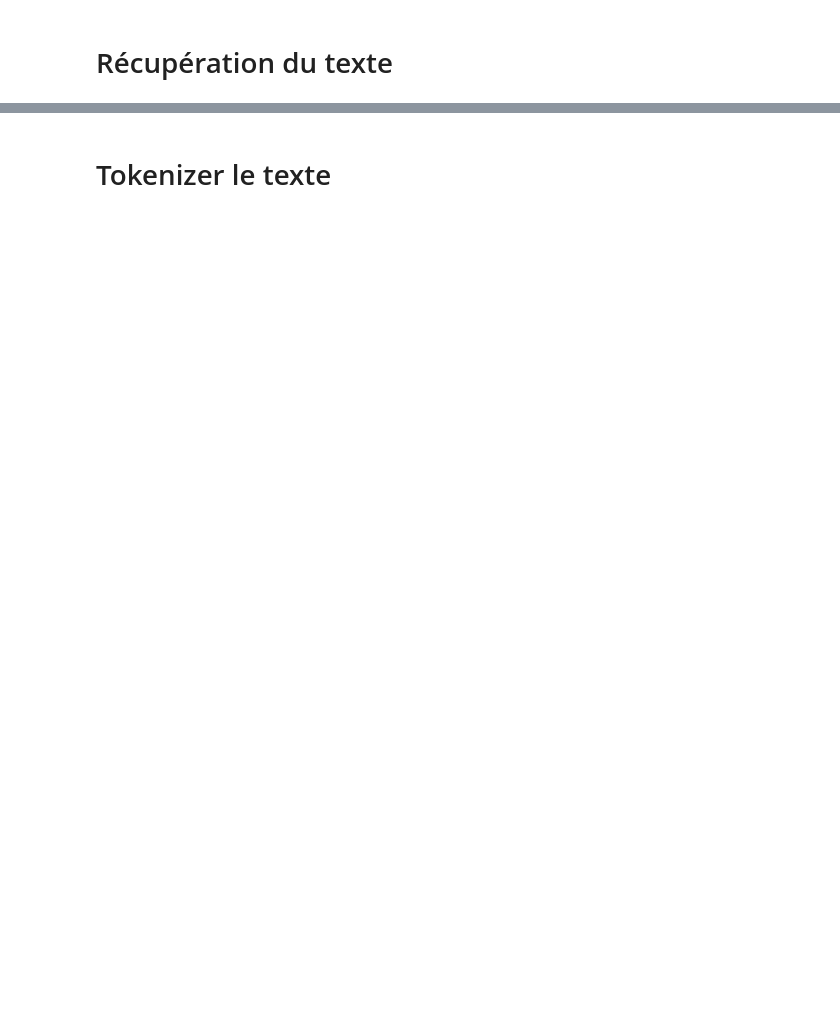
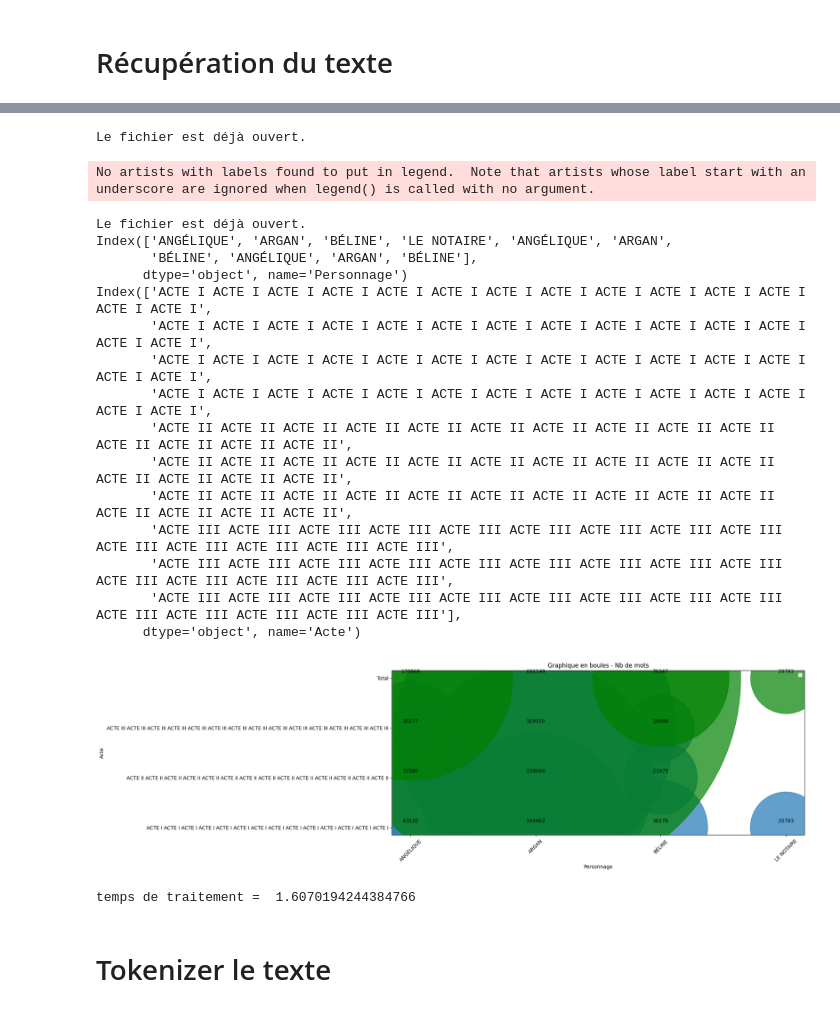
Before and after one commit to Antoine1608/TH-NL-P1-Decoupage_des_roles_d_une_piece_de_theatre, a Jupyter notebook: compte_mots.ipynb, the cells around one changed output, grey strips where cells are left out. Drawn from its saved outputs; the diff is of its cells as text; code cells hidden in the pictures; blank space fills up the shorter version.

```diff
--- a/compte_mots.ipynb
+++ b/compte_mots.ipynb
@@ -64,4 +64,4 @@ else:
     pass
     #print("Le téléchargement du fichier a échoué avec le code de statut :", file_response.status_code)
 # %%
-df_tot=pd.read_fwf(doc,header=None,sep=" ",encoding = "ISO-8859-1")
+df=pd.read_fwf(doc,header=None,sep=" ",encoding = "ISO-8859-1")
@@ -76,0 +77,3 @@ df_tot.head()
+# %%
+from AnalyseTheatre import AnalyseTheatre as analyser
+analyser = analyser()
@@ -77,3 +116,25 @@ df_tot.head()
+# %%
+analyser.visualisation(df, genre='correction', lnom=['ANGÉLIQUE', 'ARGAN', 'BÉLINE', 'LE NOTAIRE'])
+# %% [output]
+Le fichier est déjà ouvert.
+No artists with labels found to put in legend.  Note that artists whose label start with an underscore are ignored when legend() is called with no argument.
+Le fichier est déjà ouvert.
+Index(['ANGÉLIQUE', 'ARGAN', 'BÉLINE', 'LE NOTAIRE', 'ANGÉLIQUE', 'ARGAN',
+       'BÉLINE', 'ANGÉLIQUE', 'ARGAN', 'BÉLINE'],
+      dtype='object', name='Personnage')
+Index(['ACTE I ACTE I ACTE I ACTE I ACTE I ACTE I ACTE I ACTE I ACTE I ACTE I ACTE I ACTE I ACTE I ACTE I',
+       'ACTE I ACTE I ACTE I ACTE I ACTE I ACTE I ACTE I ACTE I ACTE I ACTE I ACTE I ACTE I ACTE I ACTE I',
+       'ACTE I ACTE I ACTE I ACTE I ACTE I ACTE I ACTE I ACTE I ACTE I ACTE I ACTE I ACTE I ACTE I ACTE I',
+       'ACTE I ACTE I ACTE I ACTE I ACTE I ACTE I ACTE I ACTE I ACTE I ACTE I ACTE I ACTE I ACTE I ACTE I',
+       'ACTE II ACTE II ACTE II ACTE II ACTE II ACTE II ACTE II ACTE II ACTE II ACTE II ACTE II ACTE II ACTE II ACTE II',
+       'ACTE II ACTE II ACTE II ACTE II ACTE II ACTE II ACTE II ACTE II ACTE II ACTE II ACTE II ACTE II ACTE II ACTE II',
+       'ACTE II ACTE II ACTE II ACTE II ACTE II ACTE II ACTE II ACTE II ACTE II ACTE II ACTE II ACTE II ACTE II ACTE II',
+       'ACTE III ACTE III ACTE III ACTE III ACTE III ACTE III ACTE III ACTE III ACTE III ACTE III ACTE III ACTE III ACTE III ACTE III',
+       'ACTE III ACTE III ACTE III ACTE III ACTE III ACTE III ACTE III ACTE III ACTE III ACTE III ACTE III ACTE III ACTE III ACTE III',
+       'ACTE III ACTE III ACTE III ACTE III ACTE III ACTE III ACTE III ACTE III ACTE III ACTE III ACTE III ACTE III ACTE III ACTE III'],
+      dtype='object', name='Acte')
+[figure, added]
+temps de traitement =  1.6070194244384766
 # %% [markdown]
 # Tokenizer le texte
 # %%
```
Also changed, not shown: parts of 69 cells of this notebook.
